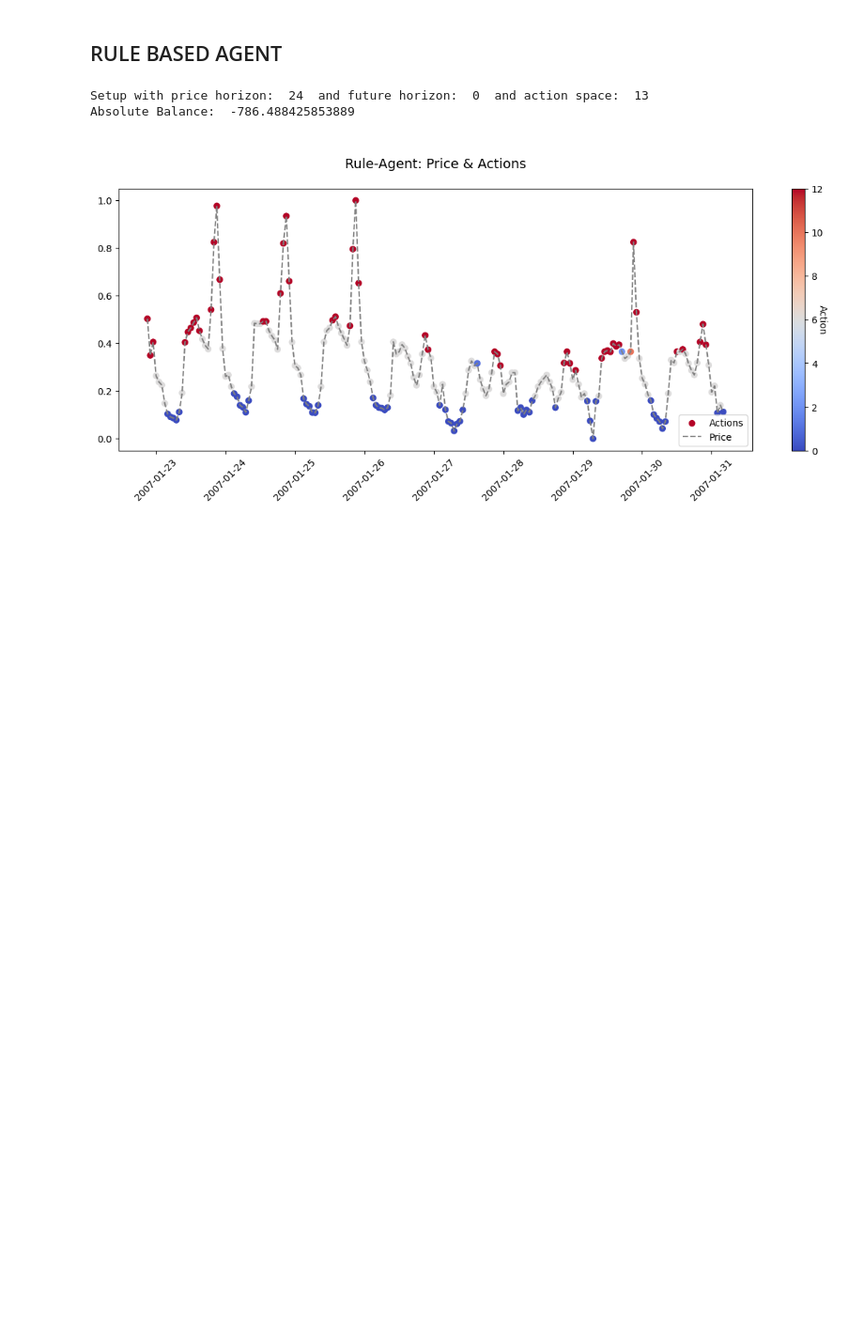
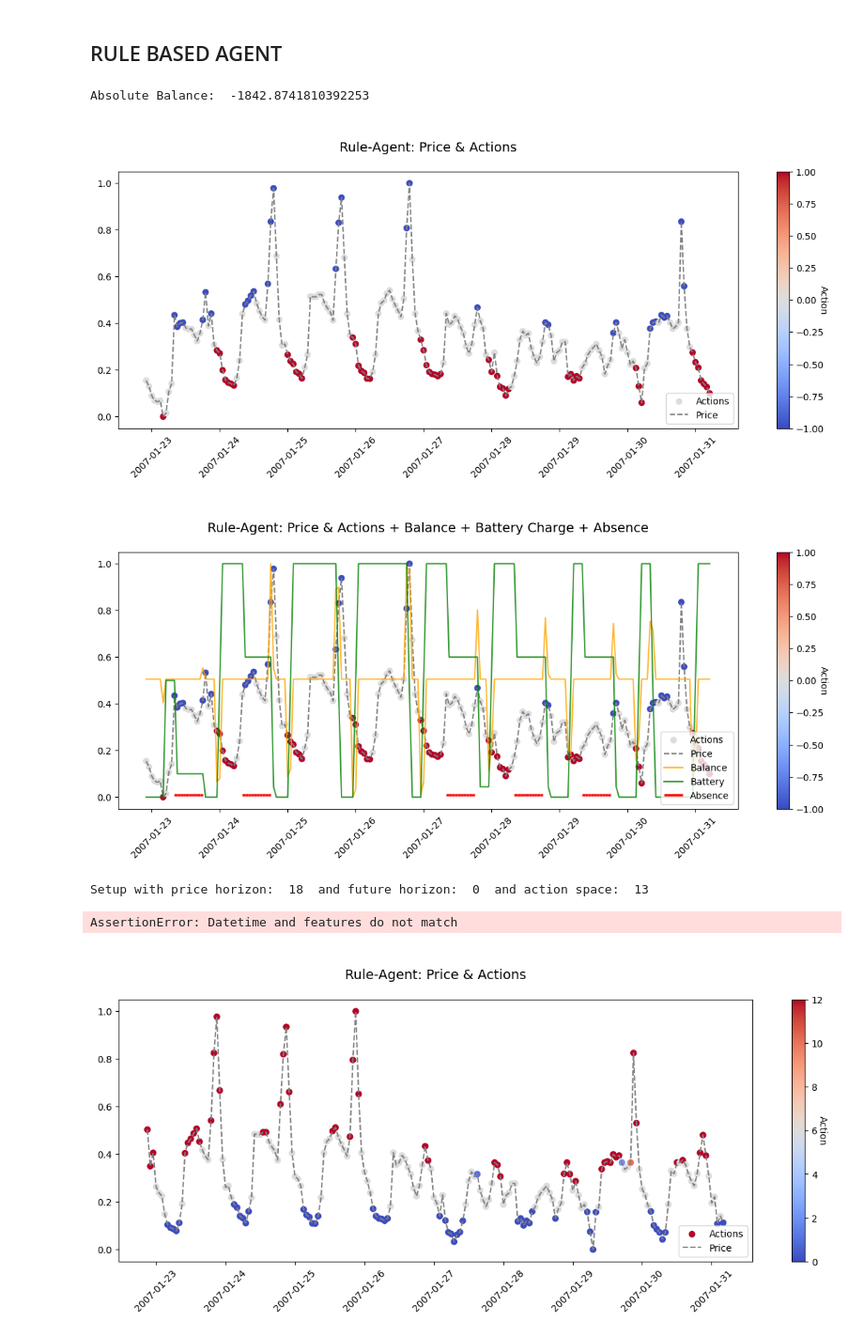
Before and after one commit to MaxFeucht/BatteryGrid, a Jupyter notebook: PRL.ipynb, the cells around one changed output. Shown at 94% size. Saved outputs shown, nothing was run; the diff lists cells and outputs as text; code cells hidden in the pictures; blank space fills up the shorter version.

```diff
--- a/PRL.ipynb
+++ b/PRL.ipynb
@@ -57,17 +60,41 @@ val = elongate(pd.read_excel('data/validate.xlsx'))
 # %% [markdown]
 ## RULE BASED AGENT
+# %%
+# Evaluate Rule-Based Agent
+from utils import RuleEvaluation, Plotter
+from TestEnv import Electric_Car
+
+price_horizon = 18
+df = 'data/train.xlsx'
+env = Electric_Car(path_to_test_data=df)
+
+eval_ddqn = RuleEvaluation(env = env, price_horizon=price_horizon)
+eval_ddqn.evaluate(low_quantile = 0.15, high_quantile = 0.90)
+
+# Visualize Rule-Based Agent
+plot_range = (500, 700)
+
+plotter = Plotter(eval_ddqn, range = plot_range)
+plotter.plot_actions(battery = False, balance=False, absence = False)
+# plotter.plot_actions(battery = False, balance=False, absence = True)
+# plotter.plot_actions(battery = False, balance=True, absence = True)
+plotter.plot_actions(battery = True, balance=True, absence = True)
+# %% [output]
+Absolute Balance:  -1842.8741810392253
+[figure, added]
+[figure, added]
 # %%
 # Evaluate Rule-Based Agent
-price_horizon = 24
+price_horizon = 18
 df = train
 
 rule_env = gym.make('gym_env/BatteryGrid-v0', disable_env_checker=True)
-rule_env.setup(df, price_horizon=price_horizon, action_classes = 13)
+rule_env.setup(df, price_horizon=price_horizon, features = features_train, action_classes = 13)
 eval_rule = RuleEvaluation(df, rule_env)
-eval_rule.evaluate(low_quantile = 0.25, high_quantile = 0.75)
+eval_rule.evaluate(low_quantile = 0.15, high_quantile = 0.95)
 # %% [output]
-Setup with price horizon:  24  and future horizon:  0  and action space:  13
-Absolute Balance:  -786.488425853889
+Setup with price horizon:  18  and future horizon:  0  and action space:  13
+AssertionError: Datetime and features do not match
 # %%
 # Visualize Rule-Based Agent
 plot_range = (500, 700)
```
Also changed, not shown: parts of 1 cell of this notebook, 30 other files.
